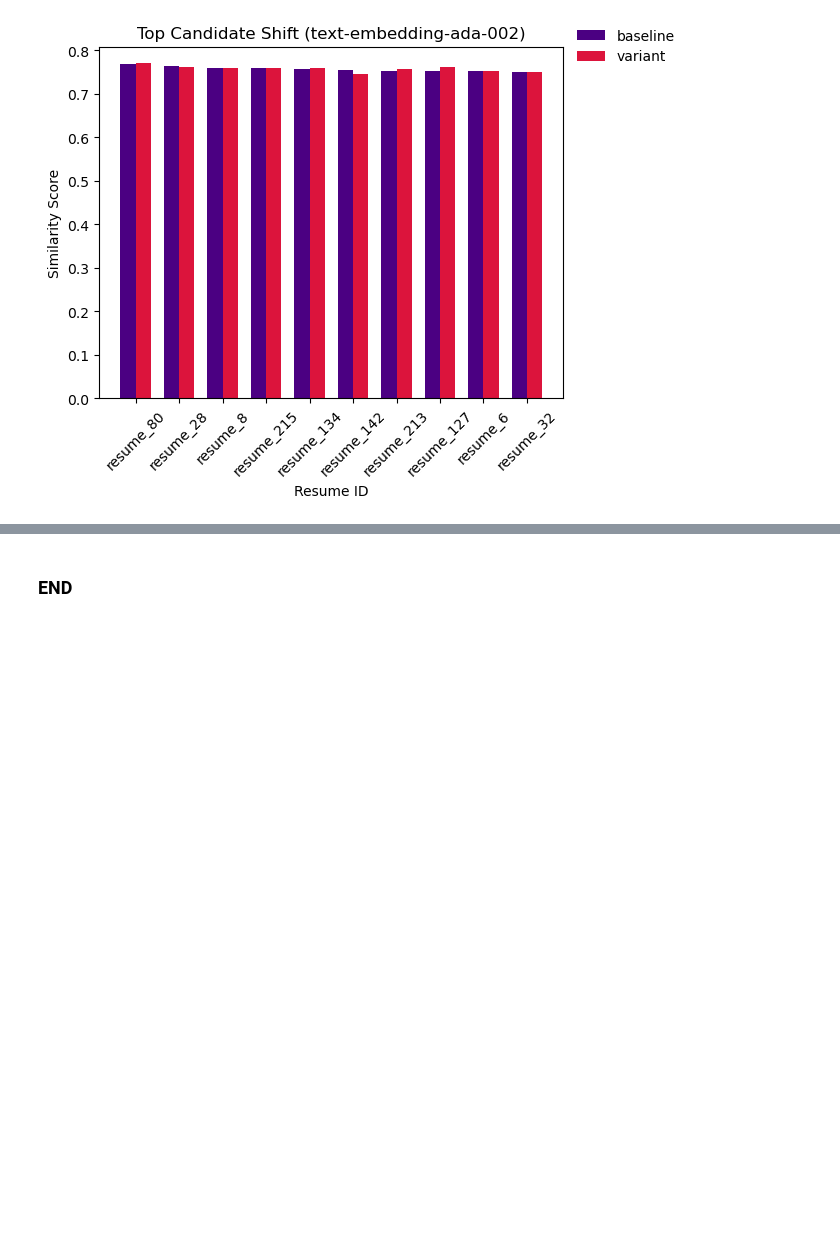
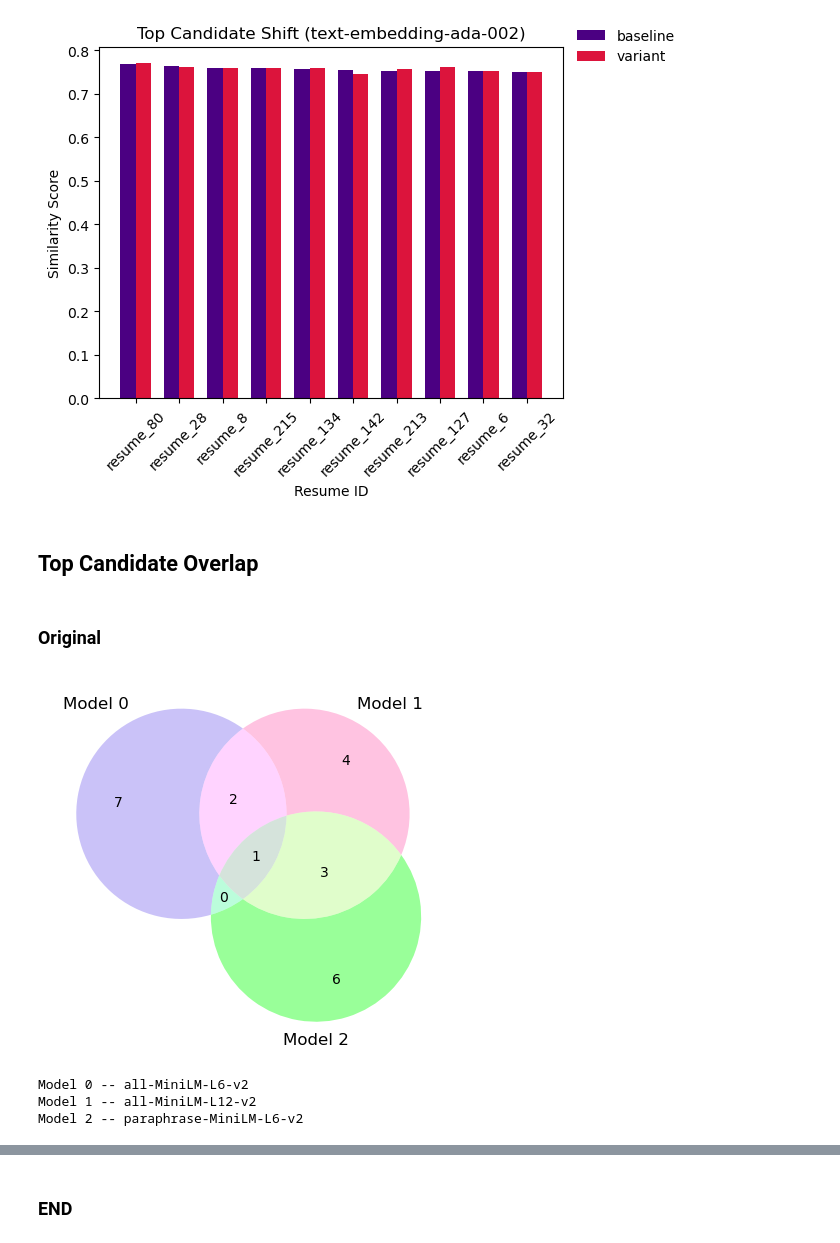
Before and after one commit to Pedagogue-Systems/ai-matching-consistency-eval, a Jupyter notebook: notebooks/openai_comparison.ipynb, the cells around one changed output, grey strips where cells are left out. Cells and saved outputs as stored; diff of their text form; code cells hidden in the pictures; blank space fills up the shorter version.

Commit message:
Top Candidate Overlap
Compare OpenAI top candidate overlap with the original.

```diff
--- a/notebooks/openai_comparison.ipynb
+++ b/notebooks/openai_comparison.ipynb
@@ -201,3 +201,44 @@ for model in openai_models:
 [figure]
 [figure]
 [figure]
+# %% [markdown]
+## Top Candidate Overlap
+# %%
+from matplotlib_venn import venn3
+
+def top_candidate_overlap(results, job):
+    df = results[results['job_posting'] == job]
+    model_names = results['model_name'].unique().tolist()
+
+    model_0 = df[df['model_name'] == model_names[0]]
+    model_0 = model_0.sort_values(by='score_baseline', ascending=False).head(10)
+    model_1 = df[df['model_name'] == model_names[1]]
+    model_1 = model_1.sort_values(by='score_baseline', ascending=False).head(10)
+    model_2 = df[df['model_name'] == model_names[2]]
+    model_2 = model_2.sort_values(by='score_baseline', ascending=False).head(10)
+
+    r0 = set(model_0['resume_A'])
+    r1 = set(model_1['resume_A'])
+    r2 = set(model_2['resume_A'])
+
+    labels = ('Model 0', 'Model 1', 'Model 2')
+    colors = ('mediumslateblue', 'hotpink', 'lime')
+
+    fig, ax = plt.subplots()
+    venn3([r0, r1, r2], set_labels=labels, set_colors=colors)
+    plt.show()
+
+    print(f'Model 0 -- {model_names[0]}')
+    print(f'Model 1 -- {model_names[1]}')
+    print(f'Model 2 -- {model_names[2]}')
+# %% [markdown]
+### Original
+# %%
+job = 'job_1'
+
+top_candidate_overlap(results, job)
+# %% [output]
+[figure, added]
+Model 0 -- all-MiniLM-L6-v2
+Model 1 -- all-MiniLM-L12-v2
+Model 2 -- paraphrase-MiniLM-L6-v2
```
Also changed, not shown: parts of 2 cells of this notebook.
